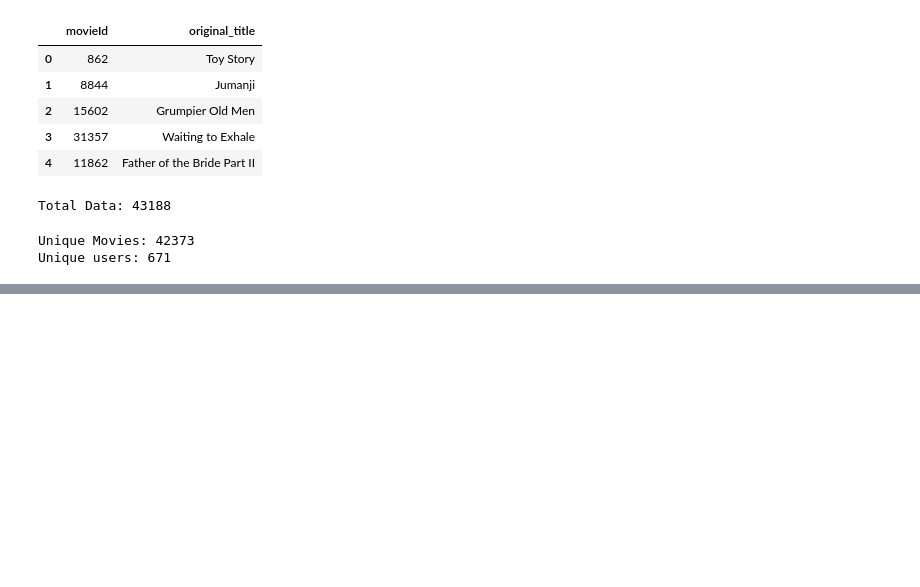
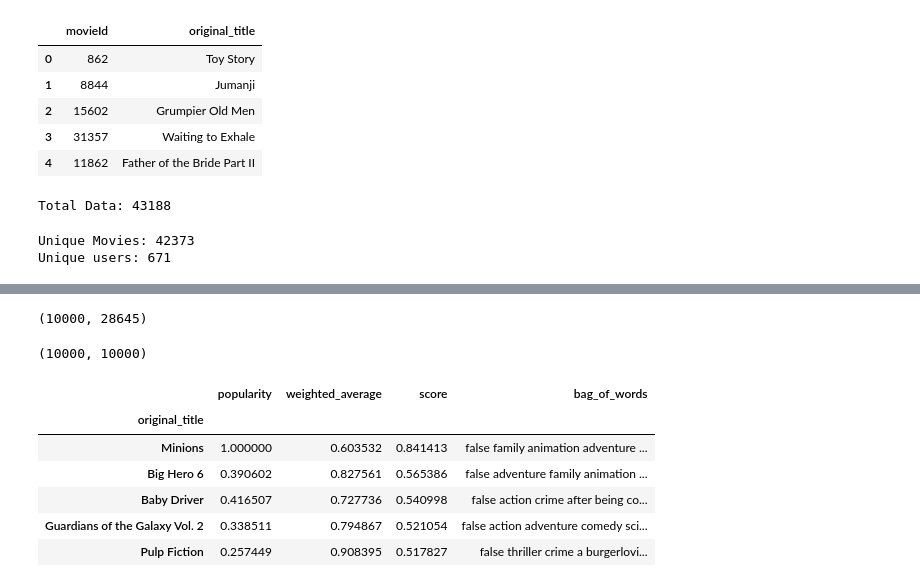
Before and after one commit to watchgo-bangkit/cinematch, a Jupyter notebook: Notebooks/TFRS test.ipynb, the cells around one changed output, grey strips where cells are left out. Saved outputs shown, nothing was run; the diff lists cells and outputs as text; code cells hidden in the pictures; blank space fills up the shorter version.

```diff
--- a/Notebooks/TFRS test.ipynb
+++ b/Notebooks/TFRS test.ipynb
@@ -537,0 +565,17 @@ pred_df
+# %%
+content_df = df[['original_title', 'adult', 'genres', 'overview', 'production_companies', 'tagline', 'keywords', 'crew', 'characters', 'actors']]
+# %%
+def separate(text):
+    clean_text = []
+    for t in text.split(','):
+        cleaned = re.sub('\(.*\)', '', t) # Remove text inside parentheses
+        cleaned = cleaned.translate(str.maketrans('','', string.digits))
+        cleaned = cleaned.replace(' ', '')
+        cleaned = cleaned.translate(str.maketrans('','', string.punctuation)).lower()
+        clean_text.append(cleaned)
+    return ' '.join(clean_text)
+
+def remove_punc(text):
+    cleaned = text.translate(str.maketrans('','', string.punctuation)).lower()
+    clean_text = cleaned.translate(str.maketrans('','', string.digits))
+    return clean_text
@@ -537,0 +607,23 @@ pred_df
+# %%
+content_df = weighted_df_sorted[:10000].merge(content_df, left_index=True, right_index=True, how='left')
+
+tfidf = TfidfVectorizer(stop_words='english', min_df=5)
+tfidf_matrix = tfidf.fit_transform(content_df['bag_of_words'])
+tfidf_matrix.shape
+# %% [output]
+(10000, 28645)
+# %%
+cos_sim = cosine_similarity(tfidf_matrix)
+cos_sim.shape
+# %% [output]
+(10000, 10000)
+# %%
+content_df.head()
+# %% [output]
+|  | popularity | weighted_average | score | bag_of_words |
+| original_title |  |  |  |  |
+| Minions | 1.000000 | 0.603532 | 0.841413 | false family animation adventure ... |
+| Big Hero 6 | 0.390602 | 0.827561 | 0.565386 | false adventure family animation ... |
+| Baby Driver | 0.416507 | 0.727736 | 0.540998 | false action crime after being co... |
+| Guardians of the Galaxy Vol. 2 | 0.338511 | 0.794867 | 0.521054 | false action adventure comedy sci... |
+| Pulp Fiction | 0.257449 | 0.908395 | 0.517827 | false thriller crime a burgerlovi... |
```
Also changed, not shown: parts of 15 cells of this notebook.
